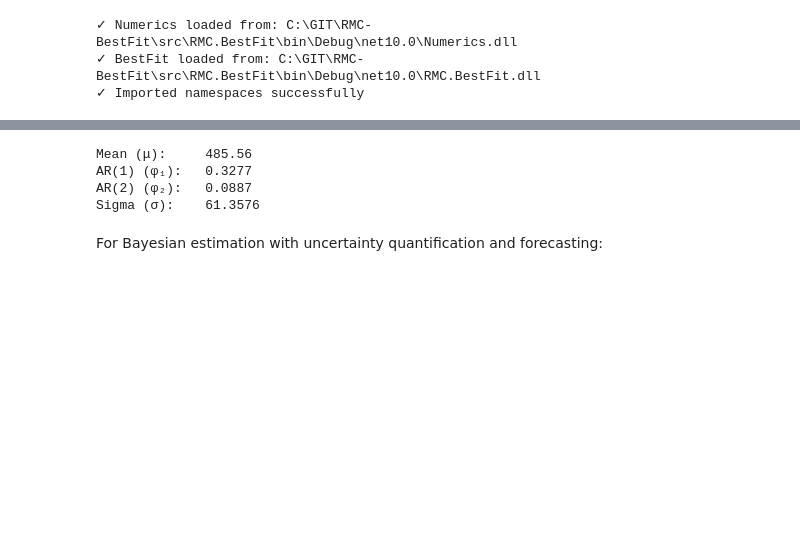
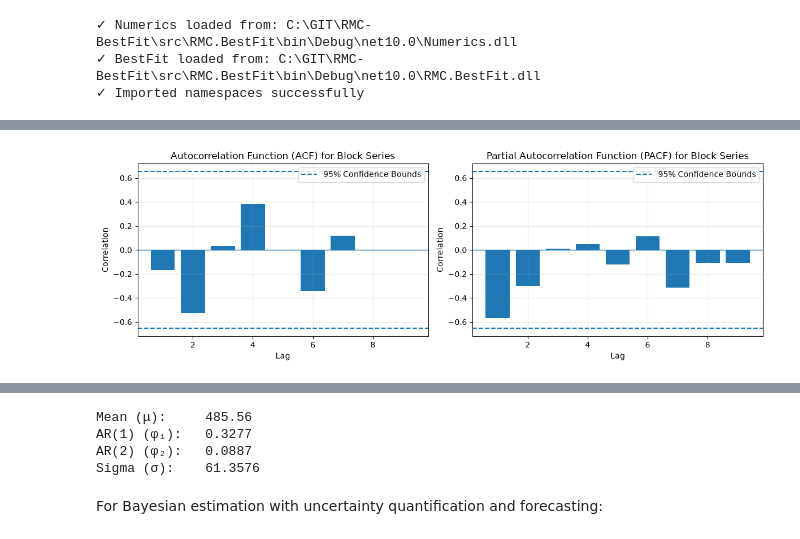
Before and after one commit to USACE-RMC/BestFit-Python-Examples, a Jupyter notebook: notebooks/03_time_series_forecasting.ipynb, the cells around one changed output, grey strips where cells are left out. Drawn from its saved outputs; the diff is of its cells as text; code cells hidden in the pictures; blank space fills up the shorter version.

```diff
--- a/notebooks/03_time_series_forecasting.ipynb
+++ b/notebooks/03_time_series_forecasting.ipynb
@@ -335,0 +181,44 @@ Let's fit an AR(2) model to monthly streamflow data
+# %%
+acf = Autocorrelation.Function(convert_to_dotnet_array(block_values),lagMax=10)
+pacf = Autocorrelation.Function(convert_to_dotnet_array(block_values),lagMax=10, type = Autocorrelation.Type.Partial) # default type is correlation
+
+lags = np.arange(1,10)
+
+acf_vals = np.array([
+    float(acf[int(i),1])
+    for i in lags
+])
+
+pacf_vals = np.array([
+    float(pacf[int(i),1])
+    for i in lags
+])
+
+# Calculate 95% confidence bounds for ACF and PACF
+bound = 1.96 / np.sqrt(len(block_values))
+
+fig, ax = plt.subplots(1,2,figsize=(12,4))
+
+ax[0].bar(lags,acf_vals)
+ax[0].axhline(bound,linestyle="--", label="95% Confidence Bounds")
+ax[0].axhline(-bound,linestyle="--", label="_nolegend_")
+ax[0].axhline(0.0,linewidth=1)
+ax[0].set_title("Autocorrelation Function (ACF) for Block Series")
+ax[0].set_xlabel("Lag")
+ax[0].set_ylabel("Correlation")
+ax[0].grid(alpha=0.25)
+ax[0].legend()
+
+ax[1].bar(lags,pacf_vals)
+ax[1].axhline(bound,linestyle="--", label="95% Confidence Bounds")
+ax[1].axhline(-bound,linestyle="--", label="_nolegend_")
+ax[1].axhline(0.0,linewidth=1)
+ax[1].set_title("Partial Autocorrelation Function (PACF) for Block Series")
+ax[1].set_xlabel("Lag")
+ax[1].set_ylabel("Correlation")
+ax[1].grid(alpha=0.25)
+ax[1].legend()
+
+plt.tight_layout()
+# %% [output]
+[figure, added]
```
Also changed, not shown: parts of 36 cells of this notebook, 5 other files.
